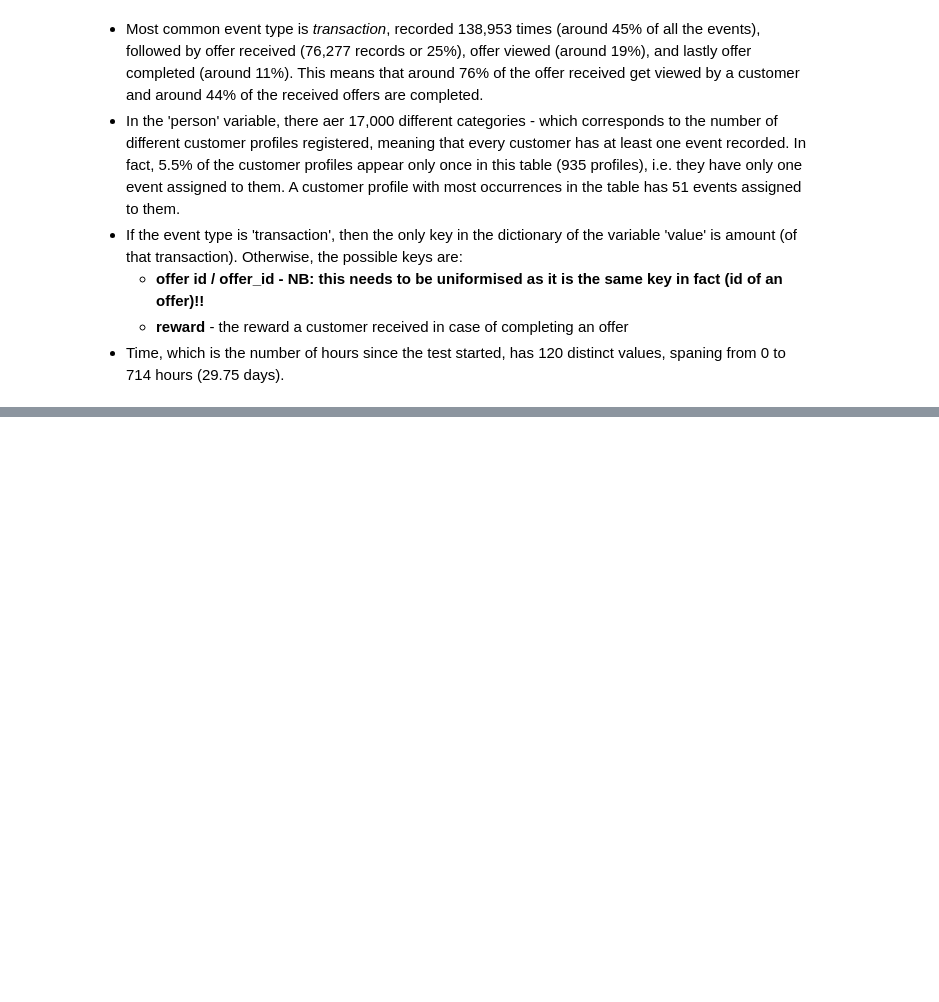
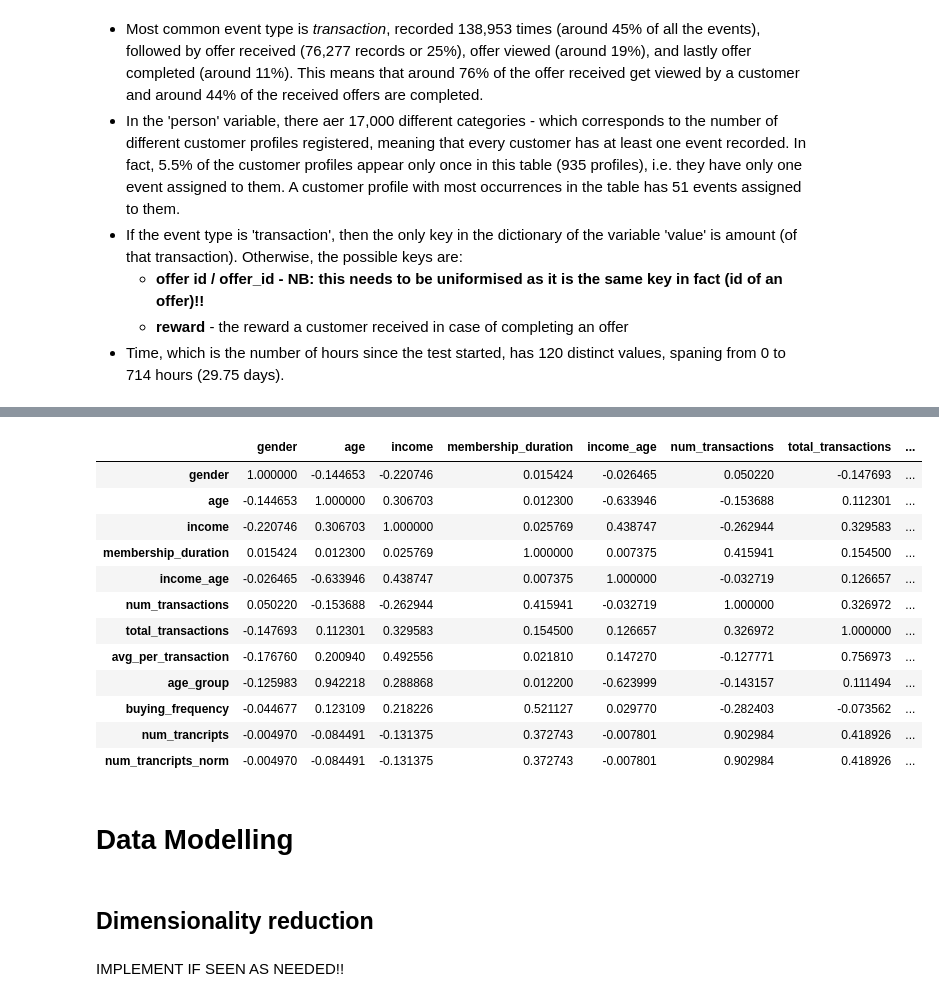
Before and after one commit to dvalps/starbucks-project, a Jupyter notebook: Starbucks_Capstone_notebook.ipynb, the cells around one changed output, grey strips where cells are left out. Drawn from its saved outputs; the diff is of its cells as text; code cells hidden in the pictures; blank space fills up the shorter version.

```diff
--- a/Starbucks_Capstone_notebook.ipynb
+++ b/Starbucks_Capstone_notebook.ipynb
@@ -291,0 +418,4 @@ Observations:
+# %%
+df_transactions, df_offers = split_transcripts(transcript)
+profile_temp = calculate_profile_metrics(clean_profile)
+profile_final = calculate_profile_transaction_metrics(profile_temp, df_transactions, transcript)
@@ -291,0 +444,7 @@ Observations:
+# %%
+# map gender to 0/1: 0 - female, 1 - male, 2 - O
+gender_mapping_int = {"gender": {'F':0, 'M':1, 'O':2}}
+profile_final = profile_final.replace(gender_mapping_int)
+# %%
+# drop the features that are not going to be used in clustering
+profile_final.drop('became_member_on', axis=1, inplace=True)
@@ -291,0 +461,12 @@ Observations:
+# %%
+# normalize the data into a normalized range, 0-1
+
+from sklearn.preprocessing import MinMaxScaler
+
+scaler = MinMaxScaler()
+
+profile_scaled = pd.DataFrame(scaler.fit_transform(profile_final.astype(float)))
+
+
+profile_scaled.columns = profile_final.columns
+profile_scaled.index = profile_final.index
@@ -291,0 +495,23 @@ Observations:
+# %%
+#plt.matshow(profile_scaled.corr())
+profile_scaled.corr()
+# %% [output]
+|  | gender | age | income | membership_duration | income_age | num_transactions | total_transactions | ... |
+| gender | 1.000000 | -0.144653 | -0.220746 | 0.015424 | -0.026465 | 0.050220 | -0.147693 | ... |
+| age | -0.144653 | 1.000000 | 0.306703 | 0.012300 | -0.633946 | -0.153688 | 0.112301 | ... |
+| income | -0.220746 | 0.306703 | 1.000000 | 0.025769 | 0.438747 | -0.262944 | 0.329583 | ... |
+| membership_duration | 0.015424 | 0.012300 | 0.025769 | 1.000000 | 0.007375 | 0.415941 | 0.154500 | ... |
+| income_age | -0.026465 | -0.633946 | 0.438747 | 0.007375 | 1.000000 | -0.032719 | 0.126657 | ... |
+| num_transactions | 0.050220 | -0.153688 | -0.262944 | 0.415941 | -0.032719 | 1.000000 | 0.326972 | ... |
+| total_transactions | -0.147693 | 0.112301 | 0.329583 | 0.154500 | 0.126657 | 0.326972 | 1.000000 | ... |
+| avg_per_transaction | -0.176760 | 0.200940 | 0.492556 | 0.021810 | 0.147270 | -0.127771 | 0.756973 | ... |
+| age_group | -0.125983 | 0.942218 | 0.288868 | 0.012200 | -0.623999 | -0.143157 | 0.111494 | ... |
+| buying_frequency | -0.044677 | 0.123109 | 0.218226 | 0.521127 | 0.029770 | -0.282403 | -0.073562 | ... |
+| num_trancripts | -0.004970 | -0.084491 | -0.131375 | 0.372743 | -0.007801 | 0.902984 | 0.418926 | ... |
+| num_trancripts_norm | -0.004970 | -0.084491 | -0.131375 | 0.372743 | -0.007801 | 0.902984 | 0.418926 | ... |
+# %% [markdown]
+# Data Modelling
+# %% [markdown]
+## Dimensionality reduction
+# %% [markdown]
+IMPLEMENT IF SEEN AS NEEDED!!
```
Also changed, not shown: parts of 31 cells of this notebook.
